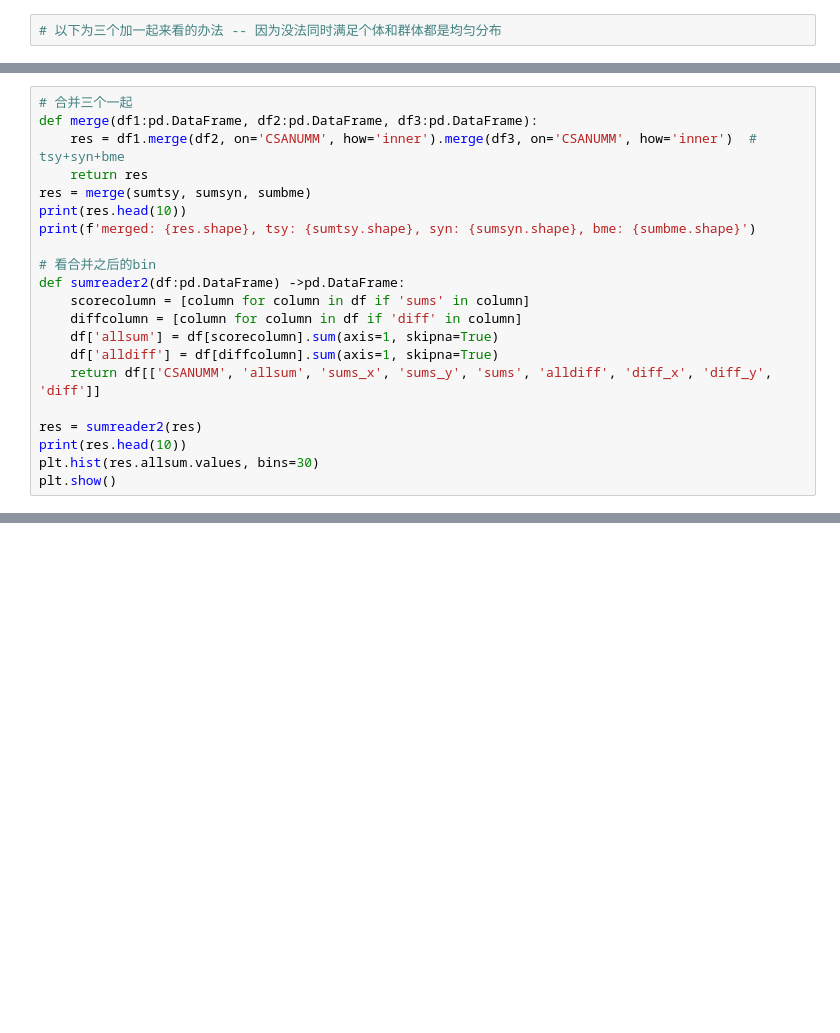
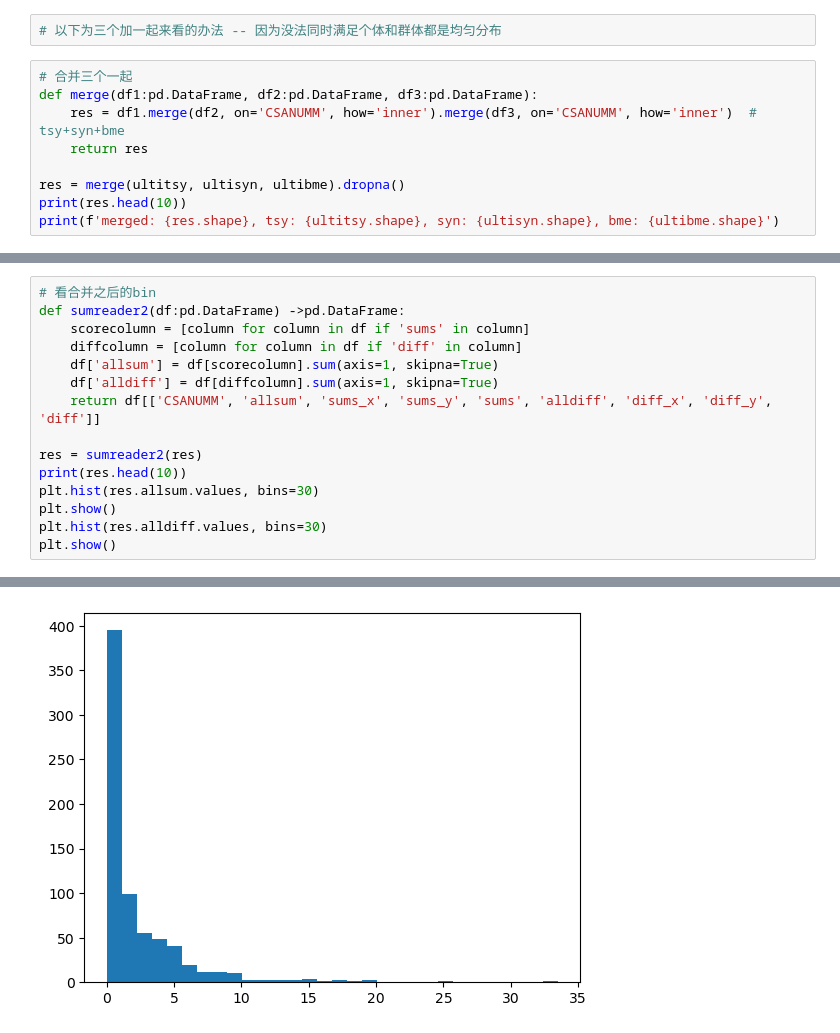
Before and after one commit to YanliLi27/ADMIRAinfer, a Jupyter notebook: diffbalanceobserver.ipynb, the cells around one changed output, grey strips where cells are left out. Drawn from its saved outputs; the diff is of its cells as text; blank space fills up the shorter version.

```diff
--- a/diffbalanceobserver.ipynb
+++ b/diffbalanceobserver.ipynb
@@ -147,2 +164,11 @@ samplebme = getsample(ultibme, bin=[0, 1, 2, 3, 15], bin2=[], numsample=12)
 # %%
 # 以下为三个加一起来看的办法 -- 因为没法同时满足个体和群体都是均匀分布
+# %%
+# 合并三个一起
+def merge(df1:pd.DataFrame, df2:pd.DataFrame, df3:pd.DataFrame):
+    res = df1.merge(df2, on='CSANUMM', how='inner').merge(df3, on='CSANUMM', how='inner')  # tsy+syn+bme
+    return res
+
+res = merge(ultitsy, ultisyn, ultibme).dropna()
+print(res.head(10))
+print(f'merged: {res.shape}, tsy: {ultitsy.shape}, syn: {ultisyn.shape}, bme: {ultibme.shape}')
@@ -149,12 +188,4 @@ samplebme = getsample(ultibme, bin=[0, 1, 2, 3, 15], bin2=[], numsample=12)
 # %%
-# 合并三个一起
-def merge(df1:pd.DataFrame, df2:pd.DataFrame, df3:pd.DataFrame):
-    res = df1.merge(df2, on='CSANUMM', how='inner').merge(df3, on='CSANUMM', how='inner')  # tsy+syn+bme
-    return res
-res = merge(sumtsy, sumsyn, sumbme)
-print(res.head(10))
-print(f'merged: {res.shape}, tsy: {sumtsy.shape}, syn: {sumsyn.shape}, bme: {sumbme.shape}')
-
 # 看合并之后的bin
 def sumreader2(df:pd.DataFrame) ->pd.DataFrame:
     scorecolumn = [column for column in df if 'sums' in column]
@@ -167,3 +198,6 @@ res = sumreader2(res)
 print(res.head(10))
 plt.hist(res.allsum.values, bins=30)
 plt.show()
+plt.hist(res.alldiff.values, bins=30)
+plt.show()
+# %% [output]
@@ -169,0 +221 @@ plt.show()
+[figure, added]
```
Also changed, not shown: parts of 8 cells of this notebook, 3 other files.
